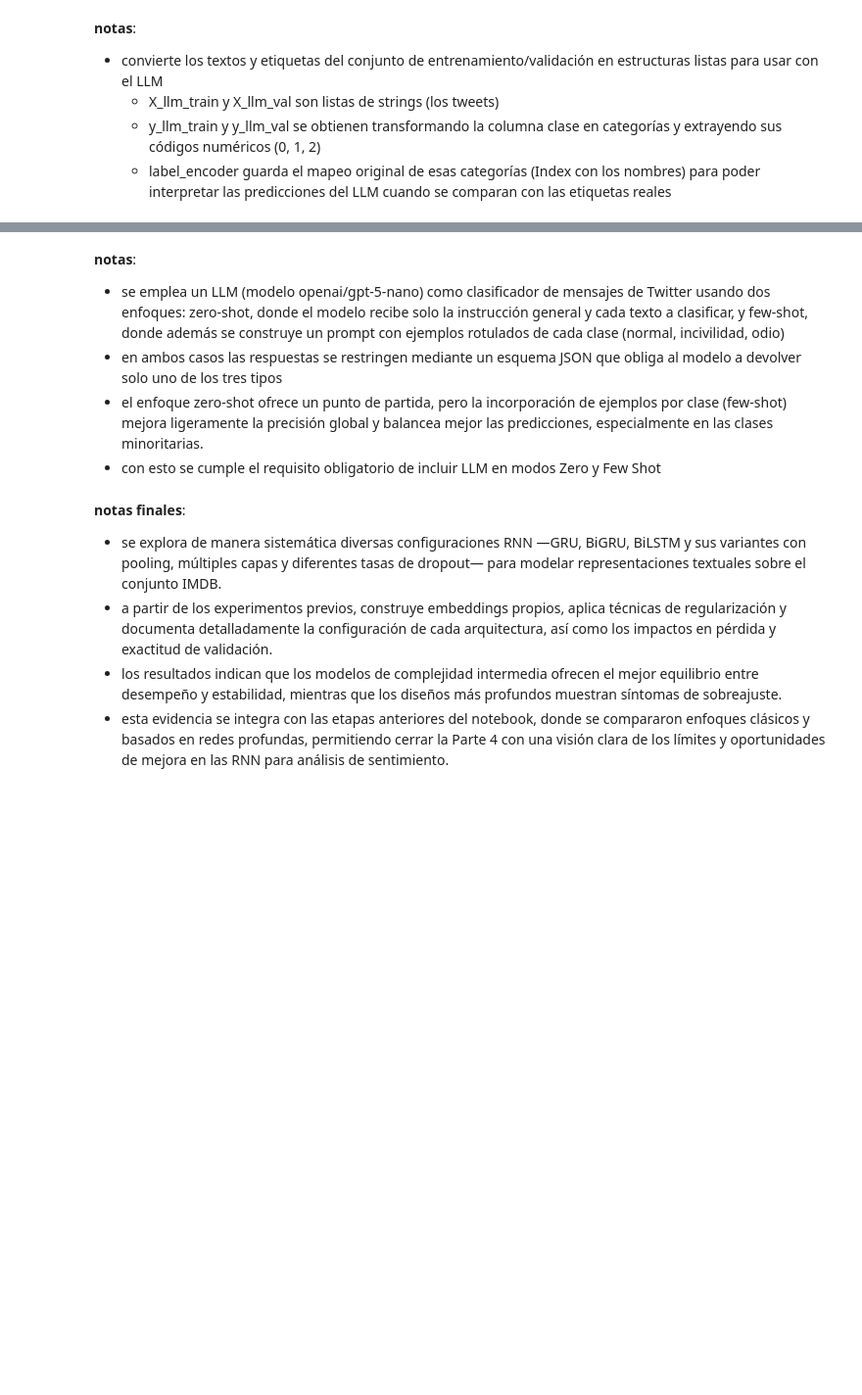
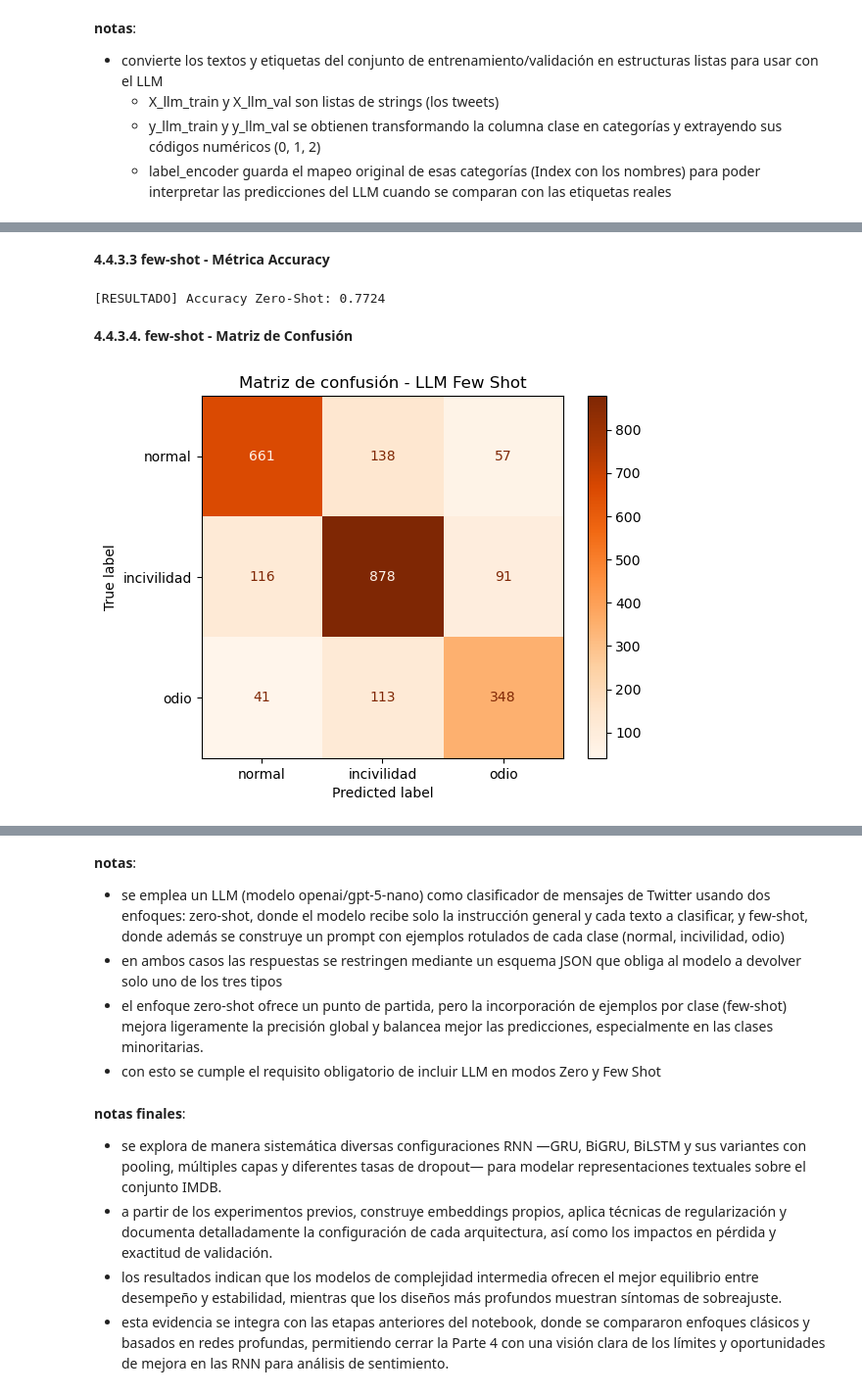
Before and after one commit to mborquezb/nlp-text-representations-and-supervised-models, a Jupyter notebook: mbb-cc66q-1-assignment-2.ipynb, the cells around one changed output, grey strips where cells are left out. Shown at 98% size. Cells and saved outputs as stored; diff of their text form; code cells hidden in the pictures; blank space fills up the shorter version.

```diff
--- a/mbb-cc66q-1-assignment-2.ipynb
+++ b/mbb-cc66q-1-assignment-2.ipynb
@@ -1148,7 +1149,7 @@ def generar_rutas_checkpoint(
     signature = hashlib.md5(
         json.dumps(metadata, sort_keys=True, default=str).encode("utf-8")
     ).hexdigest()
-    base = f"{metadata['modelo']}_{config['nombre']}_{signature}"
+    base = f"{config['nombre']}_{signature}"
     ckpt_path = DIR_CHECKP / f"{base}.pt"
     summary_path = DIR_CHECKP / f"{base}_summary.json"
     return ckpt_path, summary_path
@@ -2173,0 +2178,8 @@ API_KEY = 'sk-xePE_4Bi13W2LnR--EG83Q'
+# %%
+# Cargar la clave API de OpenAI desde el archivo secrets.yml
+with open(Path("secrets.yml")) as f:
+    secrets = yaml.safe_load(f)
+
+API_KEY = secrets["openai"]["api_key"]
+print("[INFO] Clave API de OpenAI cargada correctamente.")
+print(f" - clave API: {'*' * (len(API_KEY) - 4) + API_KEY[-4:]}")  # mostrar solo últimos 4 caracteres
@@ -2396,0 +2448,23 @@ plt.show()
+# %%
+def clasificador_few_shot_v1(texto, ejemplos, clases):
+    schema = {
+        "type": "object",
+        "properties": {"tipo": {"type": "string", "enum": clases}},
+        "required": ["tipo"],
+        "additionalProperties": False,
+    }
+    prompt = construir_mensajes_few_shot_v1(texto, ejemplos)
+
+    response = client.responses.create(
+        model="openai/gpt-5-nano",
+        input=prompt,  # se envía toda la conversación aquí
+        text={
+            "format": {
+                "type": "json_schema",
+                "name": "tweet_clasificacion",
+                "schema": schema,
+                "strict": True,
+            }
+        },
+    )
+    return extraer_etiqueta_desde_response(response)
@@ -2396,0 +2617,5 @@ plt.show()
+# %%
+print("[INFO] Clasificación con LLM few-shot:")
+y_pred_llm_few_v1  = cargar_o_ejecutar_predicciones(cache_few_v1, lambda txt: clasificador_few_shot_v1(txt, FEW_SHOT_EXAMPLES, target_classes))
+# pasa de códigos numéricos a strings
+y_llm_val_text_few = label_encoder[y_llm_val]
@@ -2396,0 +2647,16 @@ plt.show()
+# %% [markdown]
+**4.4.3.3 few-shot - Métrica Accuracy**
+# %%
+acc_few_v1 = accuracy_score(y_llm_val_text_few, y_pred_llm_few_v1)
+print(f"[RESULTADO] Accuracy Zero-Shot: {acc_few_v1:.4f}")
+# %% [output]
+[RESULTADO] Accuracy Zero-Shot: 0.7724
+# %% [markdown]
+**4.4.3.4. few-shot - Matriz de Confusión**
+# %%
+cm_few_v1 = confusion_matrix(y_llm_val_text_few, y_pred_llm_few_v1, labels=target_classes)
+ConfusionMatrixDisplay(cm_few_v1, display_labels=target_classes).plot(cmap="Oranges")
+plt.title("Matriz de confusión - LLM Few Shot")
+plt.show()
+# %% [output]
+[figure, added]
```
Also changed, not shown: parts of 85 cells of this notebook, 33 other files.
